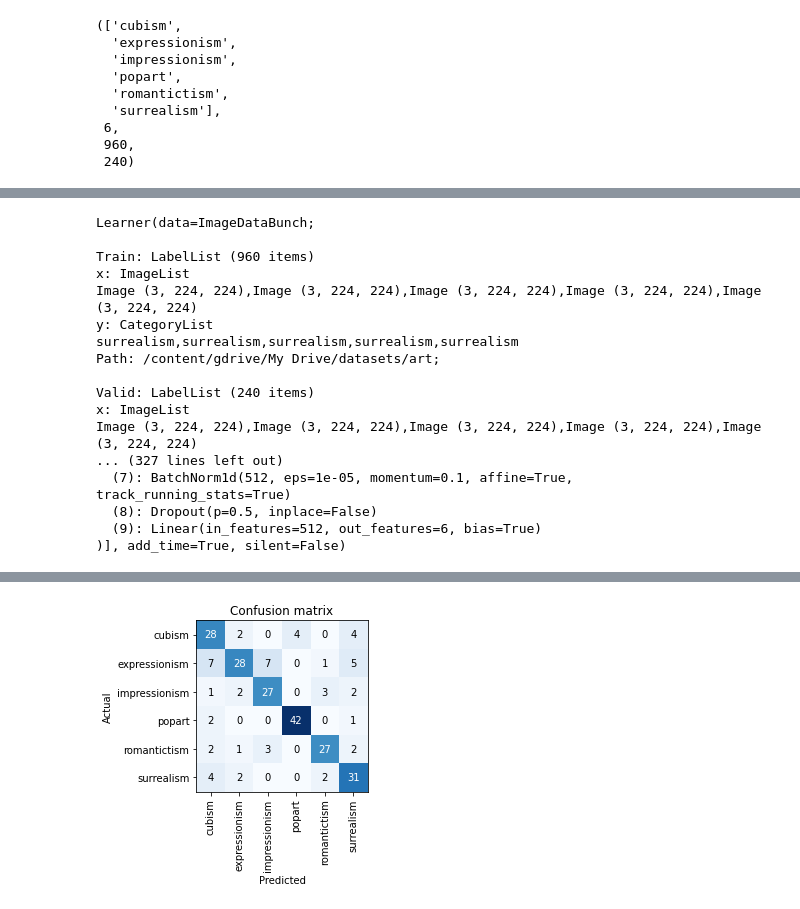
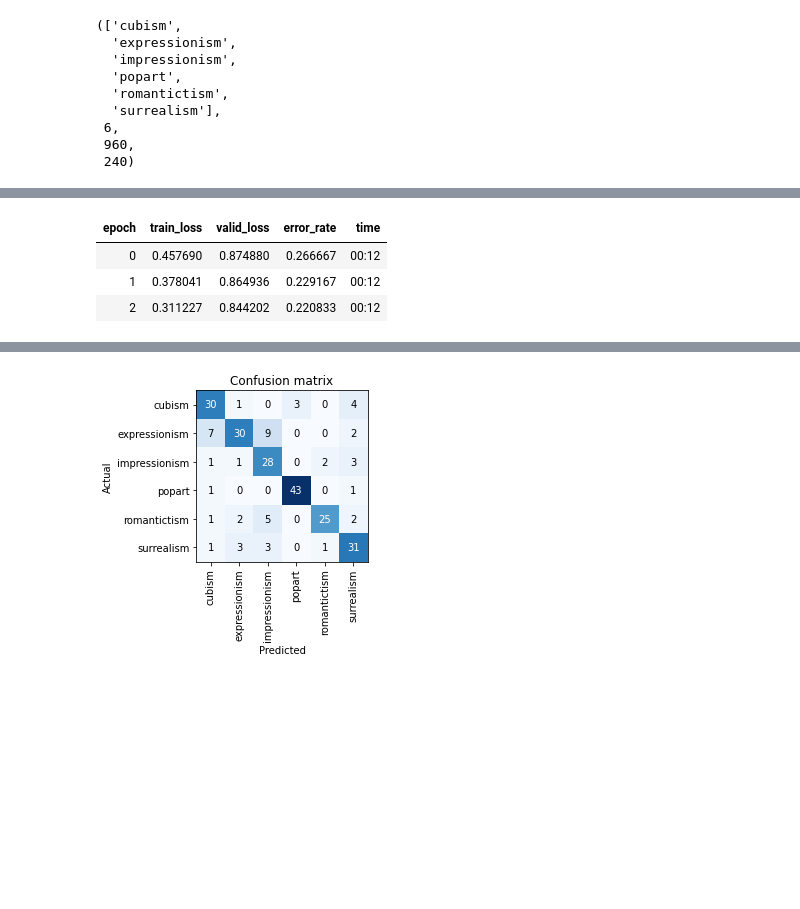
Before and after one commit to patrickjaigner/fastai-v1-course-v3, a Jupyter notebook: art-classifier/Art_Classifier.ipynb, the cells around one changed output, grey strips where cells are left out. Drawn from its saved outputs; the diff is of its cells as text; code cells hidden in the pictures; blank space fills up the shorter version.

```diff
--- a/art-classifier/Art_Classifier.ipynb
+++ b/art-classifier/Art_Classifier.ipynb
@@ -144,23 +162,10 @@ learn.recorder.plot()
-# %%
-learn.load('stage-1')
-# %% [output]
-Learner(data=ImageDataBunch;
-
-Train: LabelList (960 items)
-x: ImageList
-Image (3, 224, 224),Image (3, 224, 224),Image (3, 224, 224),Image (3, 224, 224),Image (3, 224, 224)
-y: CategoryList
-surrealism,surrealism,surrealism,surrealism,surrealism
-Path: /content/gdrive/My Drive/datasets/art;
-
-Valid: LabelList (240 items)
-x: ImageList
-Image (3, 224, 224),Image (3, 224, 224),Image (3, 224, 224),Image (3, 224, 224),Image (3, 224, 224)
-... (327 lines left out)
-  (7): BatchNorm1d(512, eps=1e-05, momentum=0.1, affine=True, track_running_stats=True)
-  (8): Dropout(p=0.5, inplace=False)
-  (9): Linear(in_features=512, out_features=6, bias=True)
-)], add_time=True, silent=False)
+# %%
+learn.fit_one_cycle(3, max_lr=slice(3e-5,3e-4))
+# %% [output]
+| epoch | train_loss | valid_loss | error_rate | time |
+| 0 | 0.457690 | 0.874880 | 0.266667 | 00:12 |
+| 1 | 0.378041 | 0.864936 | 0.229167 | 00:12 |
+| 2 | 0.311227 | 0.844202 | 0.220833 | 00:12 |
 # %%
 learn.save('stage-2')
 # %%
```
Also changed, not shown: parts of 8 cells of this notebook.
